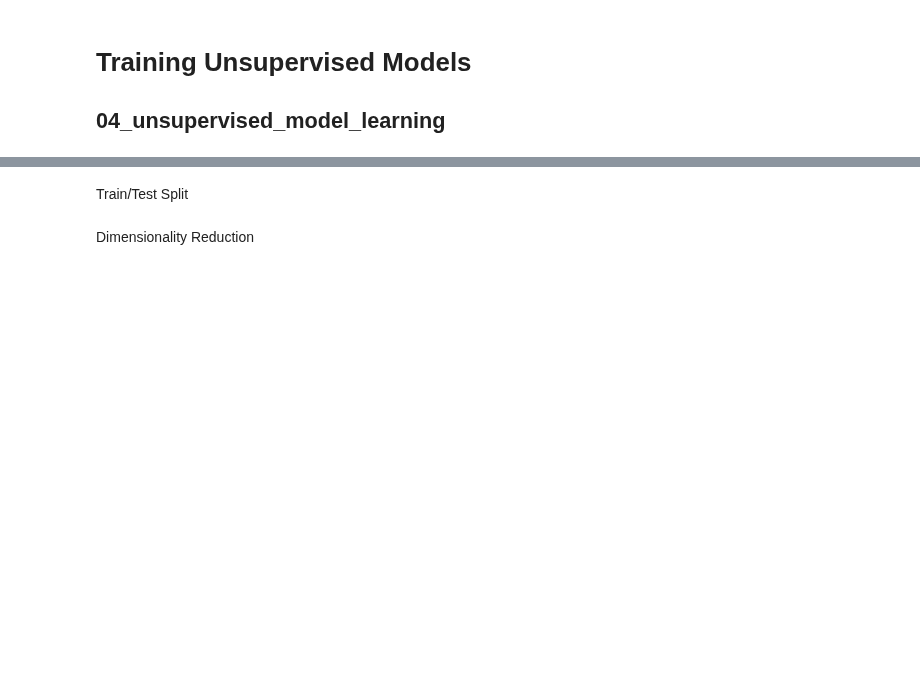
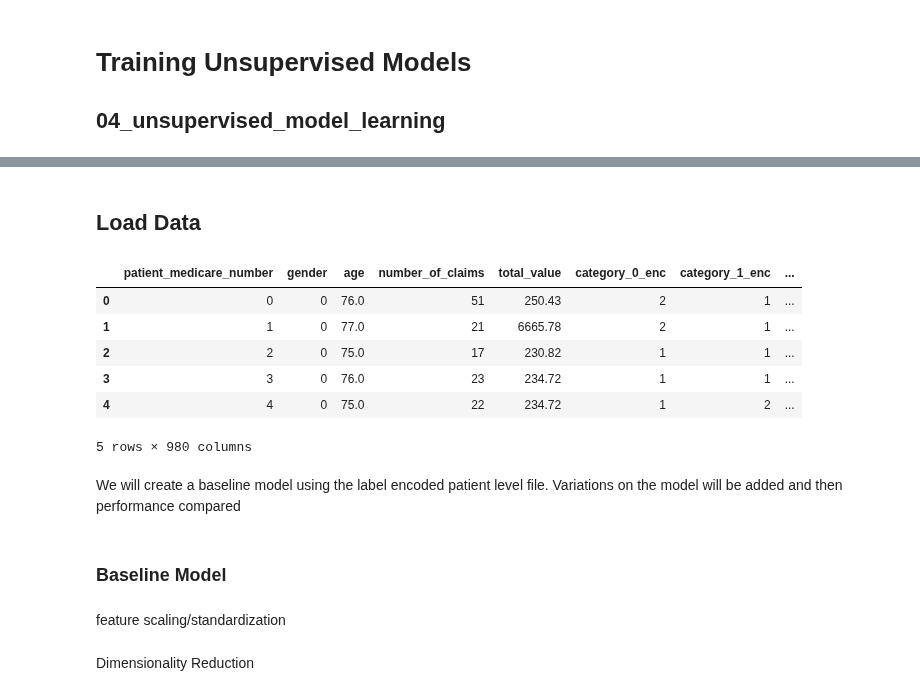
Before and after one commit to martza87/siads_696_mII, a Jupyter notebook: src/04_unsupervised_learning_model.ipynb, the cells around one changed output, grey strips where cells are left out. Drawn from its saved outputs; the diff is of its cells as text; code cells hidden in the pictures; blank space fills up the shorter version.

```diff
--- a/src/04_unsupervised_learning_model.ipynb
+++ b/src/04_unsupervised_learning_model.ipynb
@@ -28,2 +34,0 @@ from sklearn.metrics import silhouette_score, calinski_harabasz_score
-# %% [markdown]
-Train/Test Split
@@ -34,0 +35,2 @@ X_train, X_test, y_train, y_test = train_test_split(X, y, test_size=0.2, random_
+# %% [markdown]
+## Load Data
@@ -35,3 +41,19 @@ X_train, X_test, y_train, y_test = train_test_split(X, y, test_size=0.2, random_
+# %%
+df_lab_enc.head()
+# %% [output]
+|  | patient_medicare_number | gender | age | number_of_claims | total_value | category_0_enc | category_1_enc | ... |
+| 0 | 0 | 0 | 76.0 | 51 | 250.43 | 2 | 1 | ... |
+| 1 | 1 | 0 | 77.0 | 21 | 6665.78 | 2 | 1 | ... |
+| 2 | 2 | 0 | 75.0 | 17 | 230.82 | 1 | 1 | ... |
+| 3 | 3 | 0 | 76.0 | 23 | 234.72 | 1 | 1 | ... |
+| 4 | 4 | 0 | 75.0 | 22 | 234.72 | 1 | 2 | ... |
+5 rows × 980 columns
+# %% [markdown]
+We will create a baseline model using the label encoded patient level file.  Variations on the model will be added and then performance compared
+# %% [markdown]
+### Baseline Model
+# %% [markdown]
+feature scaling/standardization
 # %% [markdown]
 Dimensionality Reduction
 # %%
```
Also changed, not shown: parts of 14 cells of this notebook, 3 other files.
